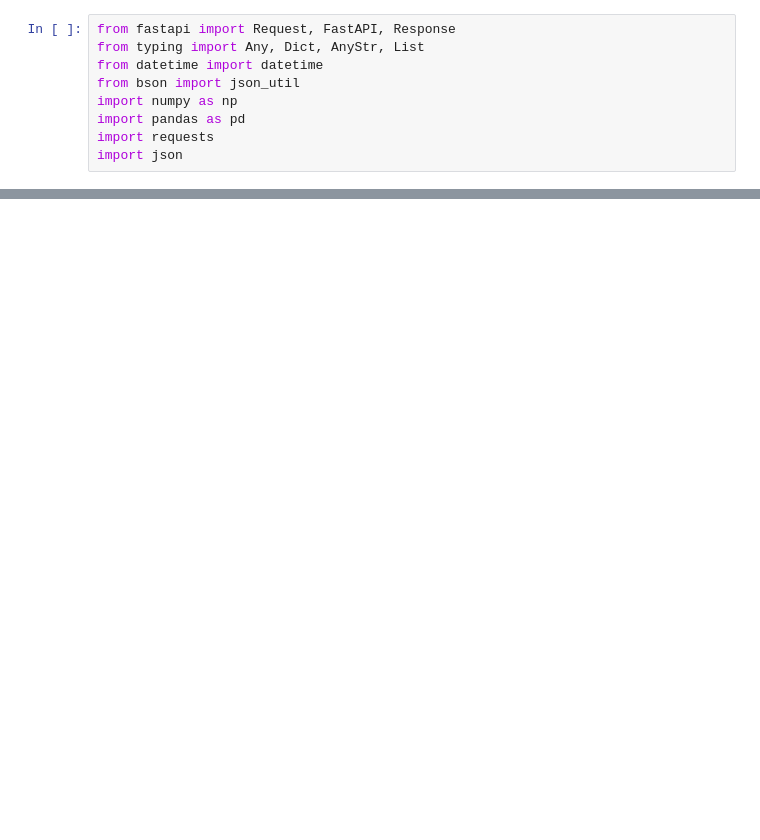
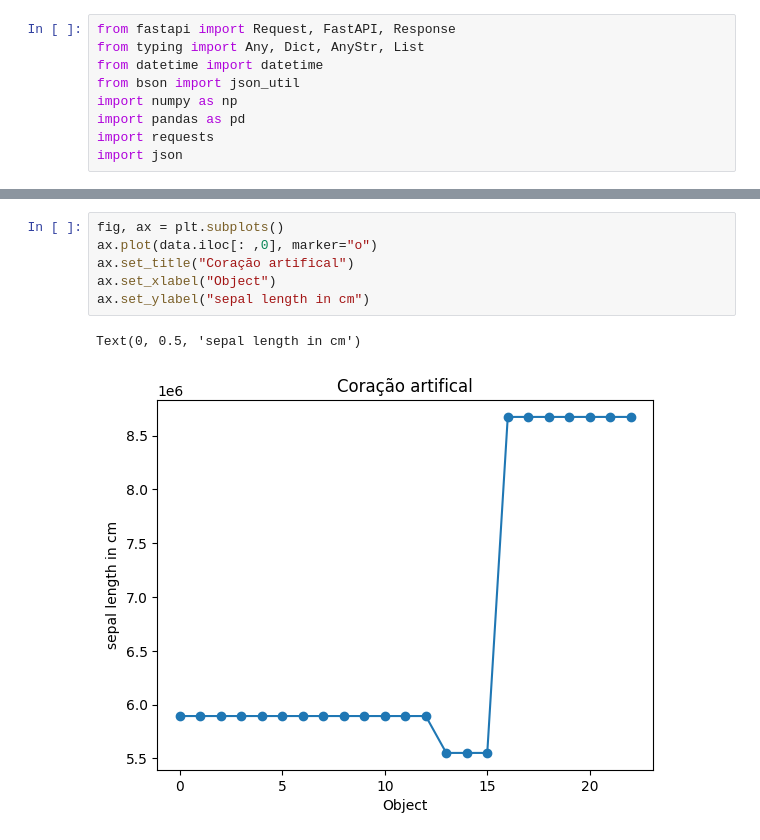
Before and after one commit to ezekiel9m/projeto-mestrado-iot-coracao-artificial, a Jupyter notebook: jupyter-notbook/projeto-iot-ca.ipynb, the cells around one changed output, grey strips where cells are left out. Cells and saved outputs as stored; diff of their text form; blank space fills up the shorter version.

```diff
--- a/jupyter-notbook/projeto-iot-ca.ipynb
+++ b/jupyter-notbook/projeto-iot-ca.ipynb
@@ -68,0 +120,9 @@ AttributeError: 'function' object has no attribute 'shape'
+# %%
+fig, ax = plt.subplots()
+ax.plot(data.iloc[: ,0], marker="o")
+ax.set_title("Coração artifical")
+ax.set_xlabel("Object")
+ax.set_ylabel("sepal length in cm")
+# %% [output]
+Text(0, 0.5, 'sepal length in cm')
+[figure, added]
```
Also changed, not shown: parts of 30 cells of this notebook, 3 other files.
